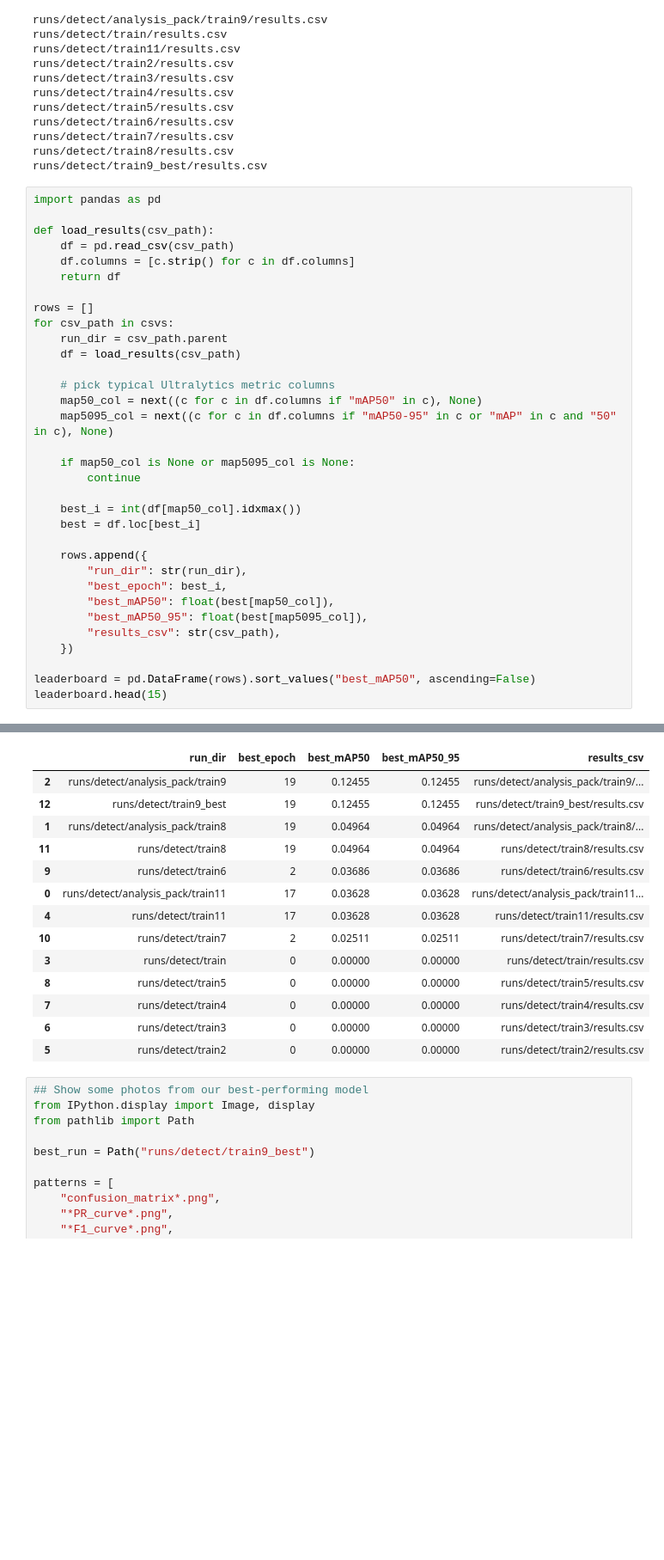
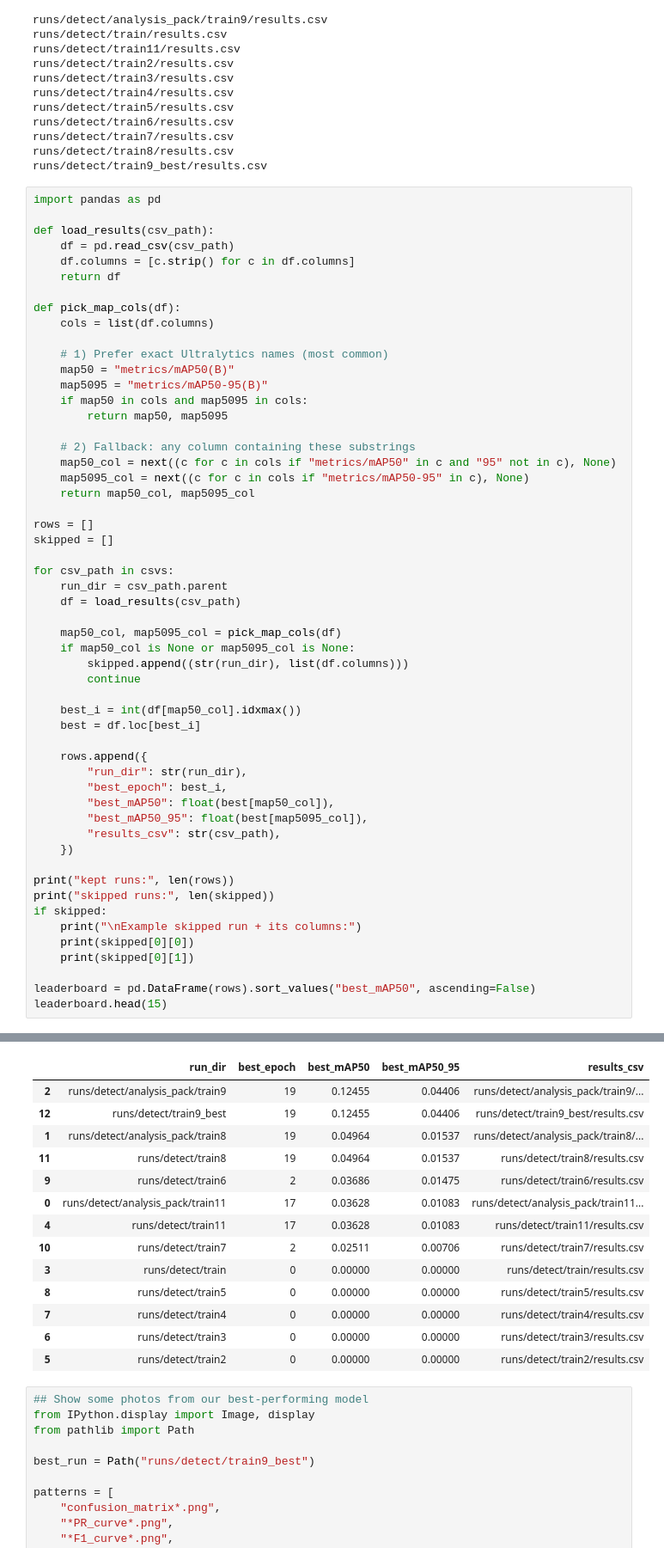
Before and after one commit to Jack-Krause/ElectricalEngineering428Project, a Jupyter notebook: notebooks/all_tests.ipynb, the cells around one changed output, grey strips where cells are left out. Shown at 86% size. Drawn from its saved outputs; the diff is of its cells as text; blank space fills up the shorter version.

```diff
--- a/notebooks/all_tests.ipynb
+++ b/notebooks/all_tests.ipynb
@@ -233,16 +249,30 @@ def load_results(csv_path):
     df.columns = [c.strip() for c in df.columns]
     return df
 
+def pick_map_cols(df):
+    cols = list(df.columns)
+
+    # 1) Prefer exact Ultralytics names (most common)
+    map50 = "metrics/mAP50(B)"
+    map5095 = "metrics/mAP50-95(B)"
+    if map50 in cols and map5095 in cols:
+        return map50, map5095
+
+    # 2) Fallback: any column containing these substrings
+    map50_col = next((c for c in cols if "metrics/mAP50" in c and "95" not in c), None)
+    map5095_col = next((c for c in cols if "metrics/mAP50-95" in c), None)
+    return map50_col, map5095_col
+
 rows = []
+skipped = []
+
 for csv_path in csvs:
     run_dir = csv_path.parent
     df = load_results(csv_path)
 
-    # pick typical Ultralytics metric columns
-    map50_col = next((c for c in df.columns if "mAP50" in c), None)
-    map5095_col = next((c for c in df.columns if "mAP50-95" in c or "mAP" in c and "50" in c), None)
-
+    map50_col, map5095_col = pick_map_cols(df)
     if map50_col is None or map5095_col is None:
+        skipped.append((str(run_dir), list(df.columns)))
         continue
 
     best_i = int(df[map50_col].idxmax())
@@ -256,6 +286,13 @@ for csv_path in csvs:
         "results_csv": str(csv_path),
     })
 
+print("kept runs:", len(rows))
+print("skipped runs:", len(skipped))
+if skipped:
+    print("\nExample skipped run + its columns:")
+    print(skipped[0][0])
+    print(skipped[0][1])
+
 leaderboard = pd.DataFrame(rows).sort_values("best_mAP50", ascending=False)
 leaderboard.head(15)
 # %% [output]
@@ -262,12 +301,12 @@ leaderboard.head(15)
 |  | run_dir | best_epoch | best_mAP50 | best_mAP50_95 | results_csv |
-| 2 | runs/detect/analysis_pack/train9 | 19 | 0.12455 | 0.12455 | runs/detect/analysis_pack/train9/... |
-| 12 | runs/detect/train9_best | 19 | 0.12455 | 0.12455 | runs/detect/train9_best/results.csv |
-| 1 | runs/detect/analysis_pack/train8 | 19 | 0.04964 | 0.04964 | runs/detect/analysis_pack/train8/... |
-| 11 | runs/detect/train8 | 19 | 0.04964 | 0.04964 | runs/detect/train8/results.csv |
-| 9 | runs/detect/train6 | 2 | 0.03686 | 0.03686 | runs/detect/train6/results.csv |
-| 0 | runs/detect/analysis_pack/train11 | 17 | 0.03628 | 0.03628 | runs/detect/analysis_pack/train11... |
-| 4 | runs/detect/train11 | 17 | 0.03628 | 0.03628 | runs/detect/train11/results.csv |
-| 10 | runs/detect/train7 | 2 | 0.02511 | 0.02511 | runs/detect/train7/results.csv |
+| 2 | runs/detect/analysis_pack/train9 | 19 | 0.12455 | 0.04406 | runs/detect/analysis_pack/train9/... |
+| 12 | runs/detect/train9_best | 19 | 0.12455 | 0.04406 | runs/detect/train9_best/results.csv |
+| 1 | runs/detect/analysis_pack/train8 | 19 | 0.04964 | 0.01537 | runs/detect/analysis_pack/train8/... |
+| 11 | runs/detect/train8 | 19 | 0.04964 | 0.01537 | runs/detect/train8/results.csv |
+| 9 | runs/detect/train6 | 2 | 0.03686 | 0.01475 | runs/detect/train6/results.csv |
+| 0 | runs/detect/analysis_pack/train11 | 17 | 0.03628 | 0.01083 | runs/detect/analysis_pack/train11... |
+| 4 | runs/detect/train11 | 17 | 0.03628 | 0.01083 | runs/detect/train11/results.csv |
+| 10 | runs/detect/train7 | 2 | 0.02511 | 0.00706 | runs/detect/train7/results.csv |
 | 3 | runs/detect/train | 0 | 0.00000 | 0.00000 | runs/detect/train/results.csv |
 | 8 | runs/detect/train5 | 0 | 0.00000 | 0.00000 | runs/detect/train5/results.csv |
 | 7 | runs/detect/train4 | 0 | 0.00000 | 0.00000 | runs/detect/train4/results.csv |
```
Also changed, not shown: parts of 2 cells of this notebook.
